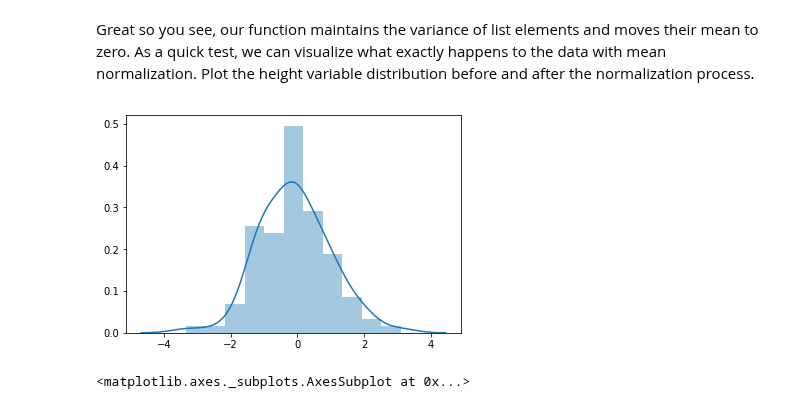
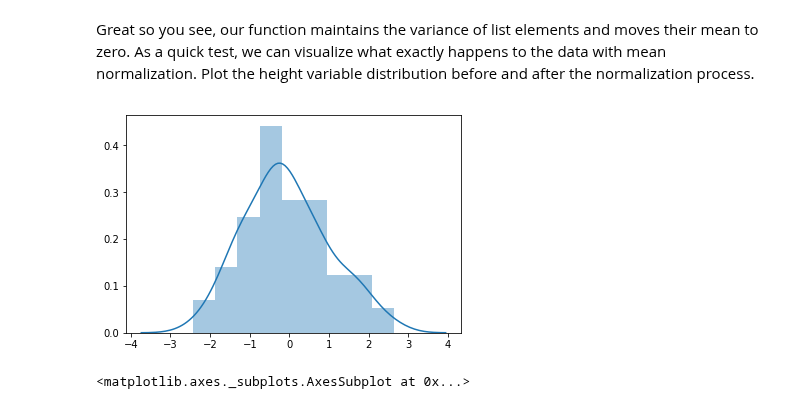
Before and after one commit to Laura-ShummonMaass/dsc-0-10-04-cov-corr-lab-seattle-ds-career-040119, a Jupyter notebook: index.ipynb, the cells around one changed output. Cells and saved outputs as stored; diff of their text form; code cells hidden in the pictures.

```diff
--- a/index.ipynb
+++ b/index.ipynb
@@ -98,11 +98,11 @@ mean_normalize([1,2,3,4,5]), mean_normalize([11,22,33,44,55])
 # %% [markdown]
 Great so you see, our function maintains the variance of list elements and moves their mean to zero. As a quick test, we can visualize what exactly happens to the data with mean normalization. Plot the height variable distribution before and after the normalization process.
 # %%
-#x = np.random.normal(size=100)
+x = np.random.normal(size=100)
 sns.distplot(x);
 # Visualize the height data distribution before and after mean normalization
 # %% [output]
-[figure, old version]
+[figure, new version]
 # %%
 # %% [output]
 <matplotlib.axes._subplots.AxesSubplot at 0x...>
```
